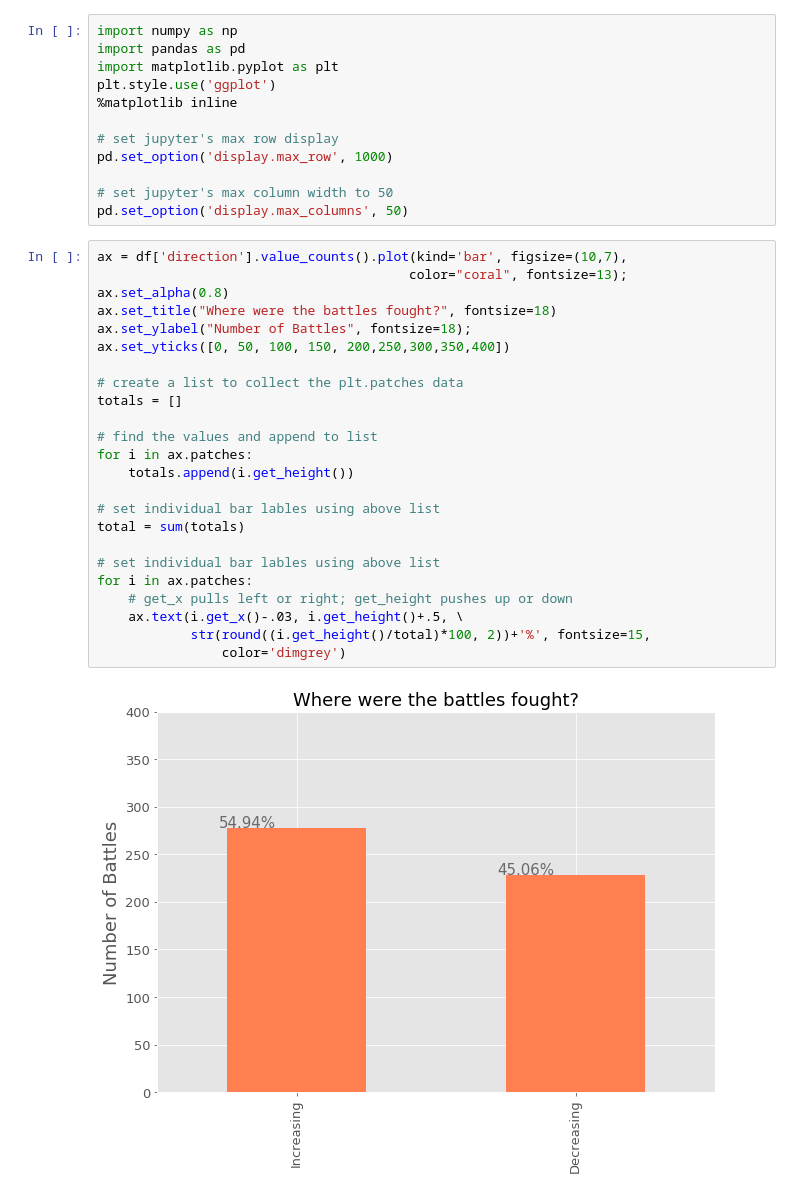
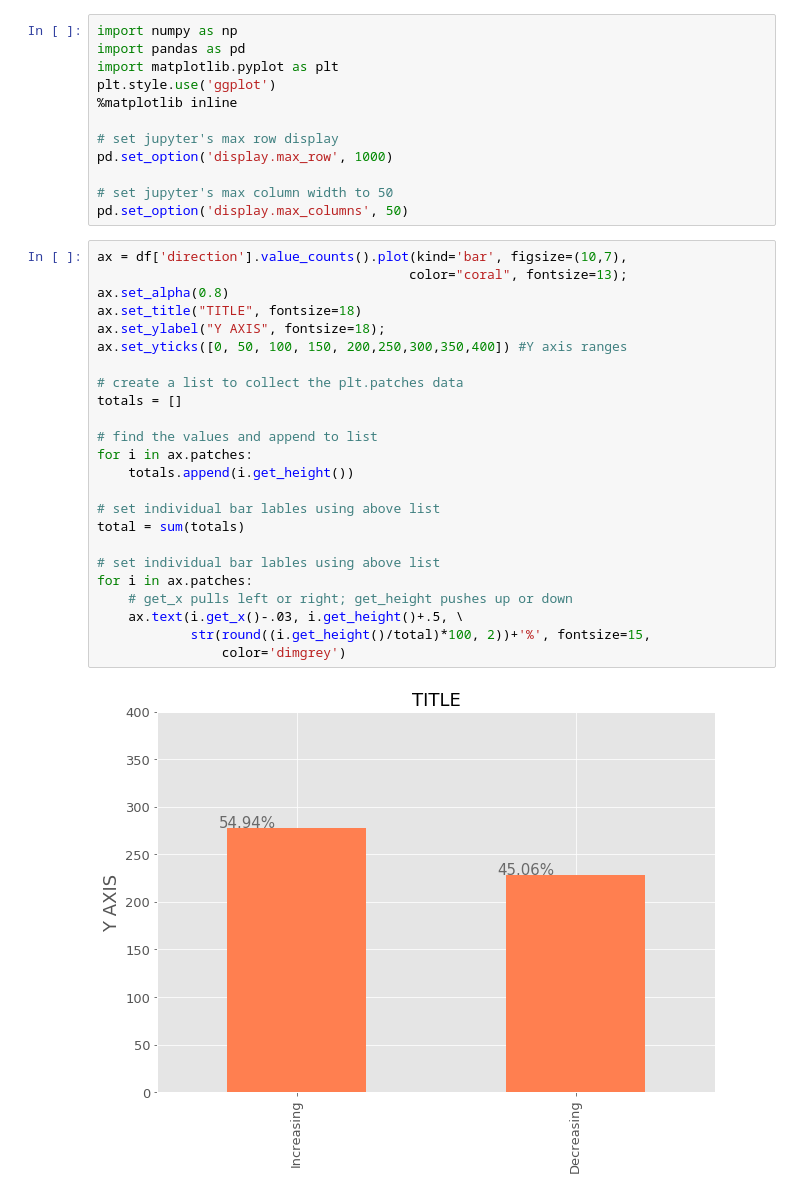
Before and after one commit to hatkanchana/FinanceCBSL, a Jupyter notebook: Colab's_New_Code_Editor22.ipynb, the cells around one changed output. Saved outputs shown, nothing was run; the diff lists cells and outputs as text.

```diff
--- a/Colab's_New_Code_Editor22.ipynb
+++ b/Colab's_New_Code_Editor22.ipynb
@@ -788,26 +578,26 @@ pd.set_option('display.max_columns', 50)
 # %%
 ax = df['direction'].value_counts().plot(kind='bar', figsize=(10,7),
                                         color="coral", fontsize=13);
 ax.set_alpha(0.8)
-ax.set_title("Where were the battles fought?", fontsize=18)
-ax.set_ylabel("Number of Battles", fontsize=18);
-ax.set_yticks([0, 50, 100, 150, 200,250,300,350,400])
+ax.set_title("TITLE", fontsize=18)
+ax.set_ylabel("Y AXIS", fontsize=18);
+ax.set_yticks([0, 50, 100, 150, 200,250,300,350,400]) #Y axis ranges
 
 # create a list to collect the plt.patches data
 totals = []
 
 # find the values and append to list
 for i in ax.patches:
     totals.append(i.get_height())
 
 # set individual bar lables using above list
 total = sum(totals)
 
 # set individual bar lables using above list
 for i in ax.patches:
     # get_x pulls left or right; get_height pushes up or down
     ax.text(i.get_x()-.03, i.get_height()+.5, \
             str(round((i.get_height()/total)*100, 2))+'%', fontsize=15,
                 color='dimgrey')
 # %% [output]
-[figure, old version]
+[figure, new version]
```
Also changed, not shown: parts of 26 cells of this notebook.
